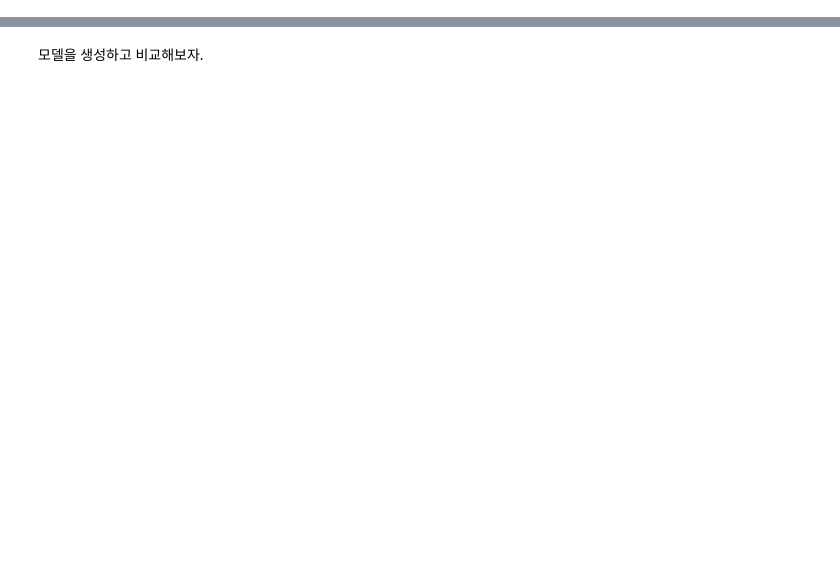
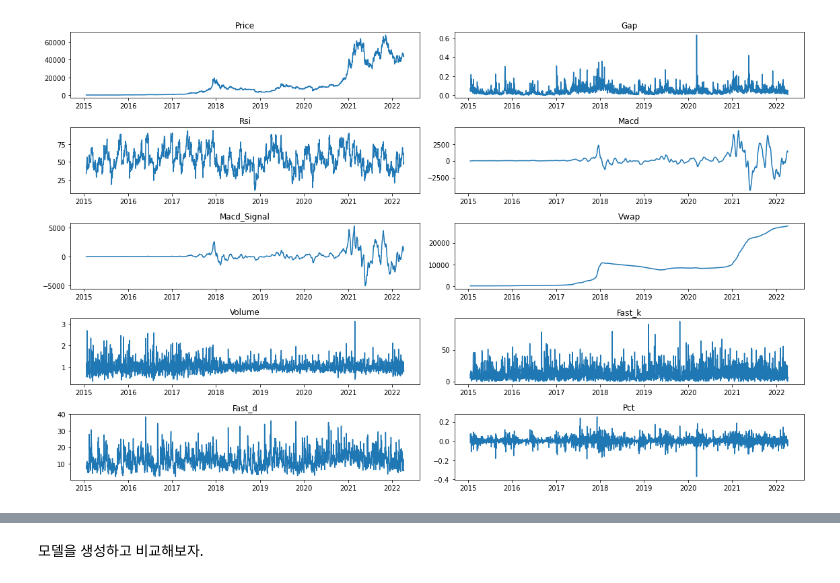
Before and after one commit to Think-JIn99/All-about-Market, a Jupyter notebook: trading/Jeong/machine_trade/EDA/btc/eda_1d.ipynb, the cells around one changed output, grey strips where cells are left out. Cells and saved outputs as stored; diff of their text form; code cells hidden in the pictures; blank space fills up the shorter version.

```diff
--- a/trading/Jeong/machine_trade/EDA/btc/eda_1d.ipynb
+++ b/trading/Jeong/machine_trade/EDA/btc/eda_1d.ipynb
@@ -280,0 +65,7 @@ plt.tight_layout()
+# %%
+volume_mva = df['Volume'].rolling(window = 7).mean()
+df['Volume'] = df['Volume'] / volume_mva
+df['Pct'] = df['Price'].pct_change()
+df = df.apply(lambda x: x.round(3)) #적당히 값을 묶어주기 위해 소수점 3자리를 기점으로 반올림을 진행한다.
+df = df.dropna() #결측치를 제거해준다.
+df
@@ -280,0 +87,11 @@ plt.tight_layout()
+# %%
+get_rows = lambda x: x // 2 if x % 2 == 0 else x // 2 +1 #행의 수를 결정한다.
+rows = get_rows(len(df.columns))
+fig, axes = plt.subplots(rows, 2, figsize=(16,10))
+for i, c in enumerate(df.columns,start=1):
+        plt.subplot(rows, 2, i)
+        plt.plot(df[c])
+        plt.title(c)
+plt.tight_layout()
+# %% [output]
+[figure, added]
```
Also changed, not shown: parts of 87 cells of this notebook.
